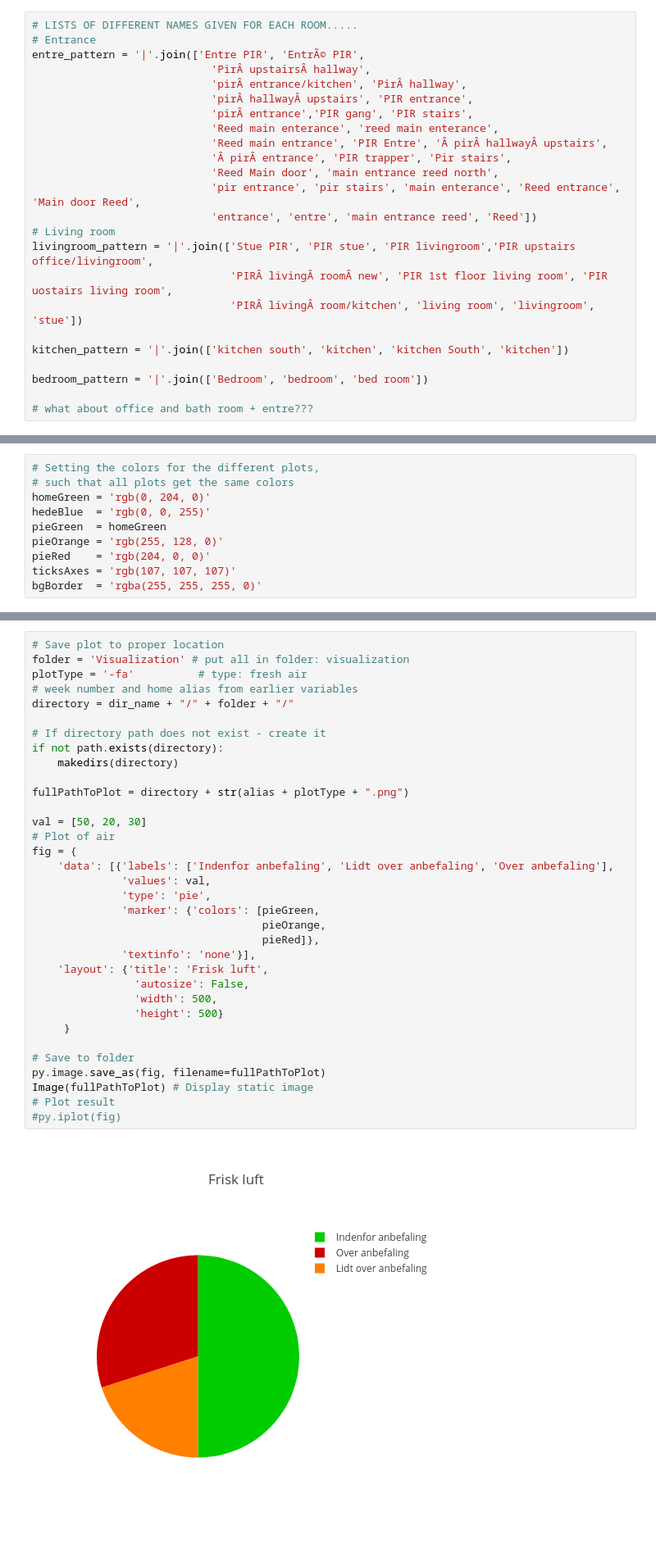
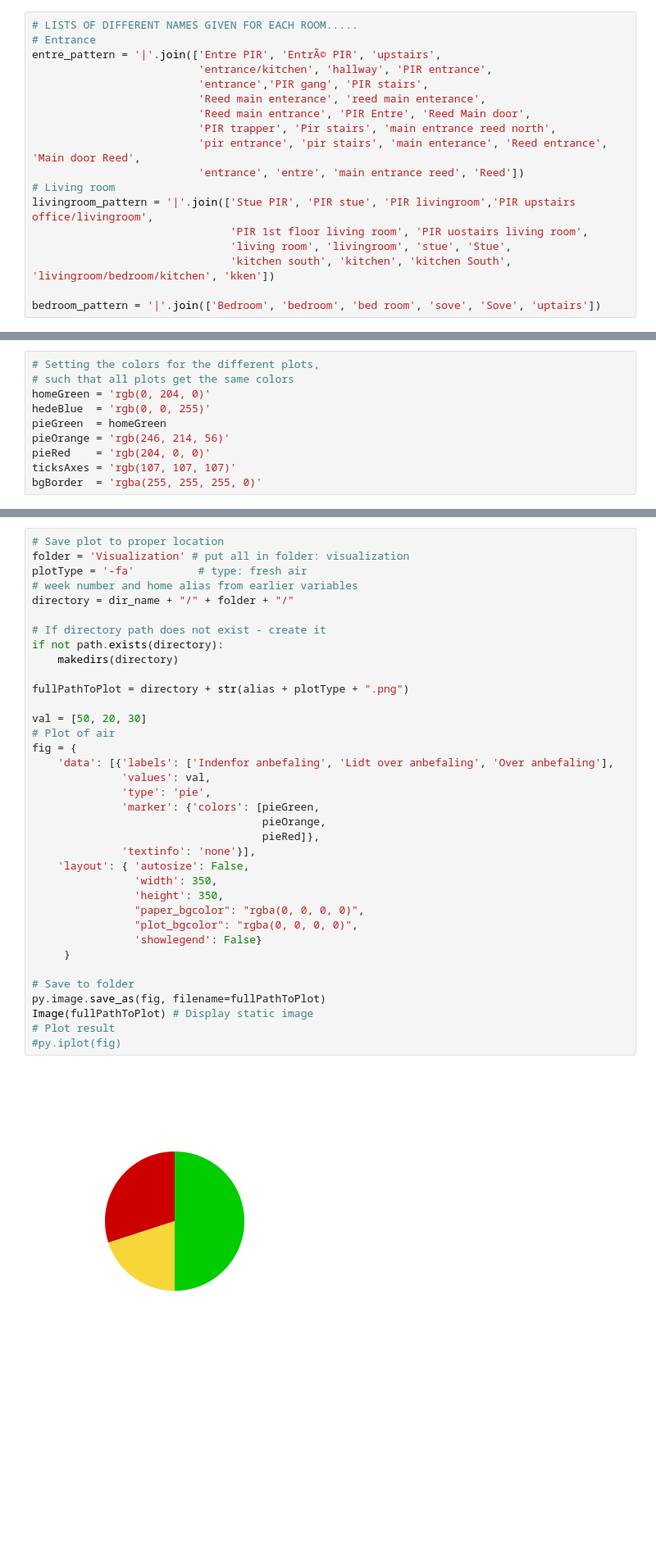
Before and after one commit to frksteenhoff/02806_SDA, a Jupyter notebook: AA-Data_Extract-Visualization-Anne.ipynb, the cells around one changed output, grey strips where cells are left out. Shown at 82% size. Cells and saved outputs as stored; diff of their text form; blank space fills up the shorter version.

Commit message:
Anne-update
Now functioning transparent plot and all functionality except
CO2-measurements

```diff
--- a/AA-Data_Extract-Visualization-Anne.ipynb
+++ b/AA-Data_Extract-Visualization-Anne.ipynb
@@ -181,27 +187,21 @@ def saveDataToFile(dir_, alias, string, df, dfcol, pattern): # string: concatena
 # %%
 # LISTS OF DIFFERENT NAMES GIVEN FOR EACH ROOM.....
 # Entrance
-entre_pattern = '|'.join(['Entre PIR', 'EntrÃ© PIR',
-                            'PirÂ upstairsÂ hallway',
-                            'pirÂ entrance/kitchen', 'PirÂ hallway',
-                            'pirÂ hallwayÂ upstairs', 'PIR entrance',
-                            'pirÂ entrance','PIR gang', 'PIR stairs',
-                            'Reed main enterance', 'reed main enterance',
-                            'Reed main entrance', 'PIR Entre', 'Â pirÂ hallwayÂ upstairs',
-                            'Â pirÂ entrance', 'PIR trapper', 'Pir stairs',
-                            'Reed Main door', 'main entrance reed north',
-                            'pir entrance', 'pir stairs', 'main enterance', 'Reed entrance', 'Main door Reed',
-                            'entrance', 'entre', 'main entrance reed', 'Reed'])
+entre_pattern = '|'.join(['Entre PIR', 'EntrÃ© PIR', 'upstairs',
+                          'entrance/kitchen', 'hallway', 'PIR entrance',
+                          'entrance','PIR gang', 'PIR stairs',
+                          'Reed main enterance', 'reed main enterance',
+                          'Reed main entrance', 'PIR Entre', 'Reed Main door',
+                          'PIR trapper', 'Pir stairs', 'main entrance reed north',
+                          'pir entrance', 'pir stairs', 'main enterance', 'Reed entrance', 'Main door Reed',
+                          'entrance', 'entre', 'main entrance reed', 'Reed'])
 # Living room
 livingroom_pattern = '|'.join(['Stue PIR', 'PIR stue', 'PIR livingroom','PIR upstairs office/livingroom',
-                               'PIRÂ livingÂ roomÂ new', 'PIR 1st floor living room', 'PIR uostairs living room',
-                               'PIRÂ livingÂ room/kitchen', 'living room', 'livingroom', 'stue'])
+                               'PIR 1st floor living room', 'PIR uostairs living room',
+                               'living room', 'livingroom', 'stue', 'Stue',
+                               'kitchen south', 'kitchen', 'kitchen South', 'livingroom/bedroom/kitchen', 'kken'])
 
-kitchen_pattern = '|'.join(['kitchen south', 'kitchen', 'kitchen South', 'kitchen'])
-
-bedroom_pattern = '|'.join(['Bedroom', 'bedroom', 'bed room'])
-
-# what about office and bath room + entre???
+bedroom_pattern = '|'.join(['Bedroom', 'bedroom', 'bed room', 'sove', 'Sove', 'uptairs'])
 # %% [markdown]
 ----
 ## <span style="color:darkred">Wireless work</span>
@@ -391,7 +444,7 @@ Saving values for 'He59', in all: 4
 homeGreen = 'rgb(0, 204, 0)'
 hedeBlue  = 'rgb(0, 0, 255)'
 pieGreen  = homeGreen
-pieOrange = 'rgb(255, 128, 0)'
+pieOrange = 'rgb(246, 214, 56)'
 pieRed    = 'rgb(204, 0, 0)'
 ticksAxes = 'rgb(107, 107, 107)'
 bgBorder  = 'rgba(255, 255, 255, 0)'
@@ -405,35 +456,37 @@ Missing: automatize the reading of files
 # Save plot to proper location
 folder = 'Visualization' # put all in folder: visualization
 plotType = '-fa'          # type: fresh air
 # week number and home alias from earlier variables
 directory = dir_name + "/" + folder + "/"
 
 # If directory path does not exist - create it
 if not path.exists(directory):
     makedirs(directory)
 
 fullPathToPlot = directory + str(alias + plotType + ".png")
 
 val = [50, 20, 30]
 # Plot of air
 fig = {
     'data': [{'labels': ['Indenfor anbefaling', 'Lidt over anbefaling', 'Over anbefaling'],
               'values': val,
               'type': 'pie',
               'marker': {'colors': [pieGreen,
                                     pieOrange,
                                     pieRed]},
               'textinfo': 'none'}],
-    'layout': {'title': 'Frisk luft',
-                'autosize': False,
-                'width': 500,
-                'height': 500}
+    'layout': { 'autosize': False,
+                'width': 350,
+                'height': 350,
+                "paper_bgcolor": "rgba(0, 0, 0, 0)",
+                "plot_bgcolor": "rgba(0, 0, 0, 0)",
+                'showlegend': False}
      }
 
 # Save to folder
 py.image.save_as(fig, filename=fullPathToPlot)
 Image(fullPathToPlot) # Display static image
 # Plot result
 #py.iplot(fig)
 # %% [output]
-[figure, old version]
+[figure, new version]
```
Also changed, not shown: parts of 37 cells of this notebook, 3 other files.
